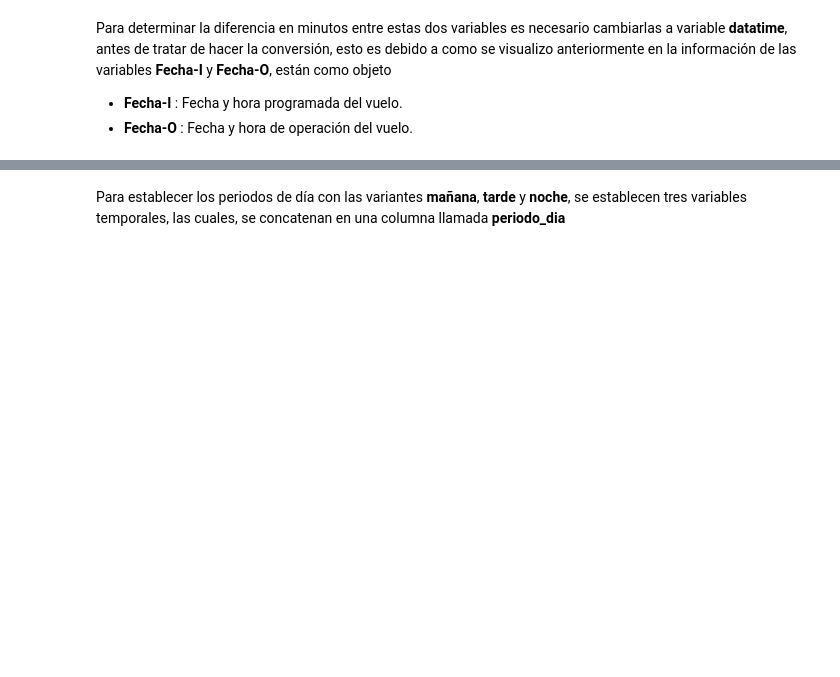
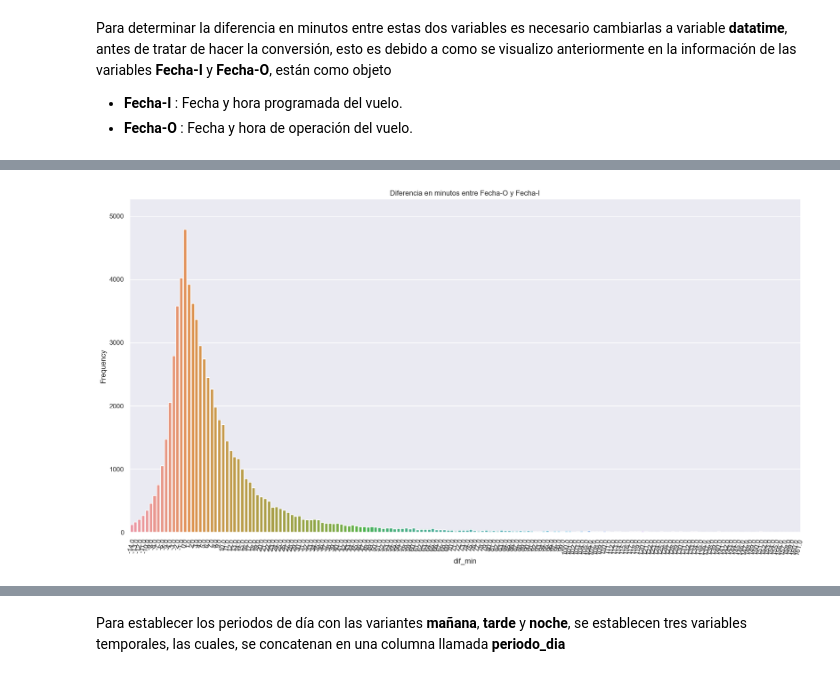
Before and after one commit to OsvaldoMedina/LATAM-Airlines, a Jupyter notebook: solution_OS.ipynb, the cells around one changed output, grey strips where cells are left out. Saved outputs shown, nothing was run; the diff lists cells and outputs as text; code cells hidden in the pictures; blank space fills up the shorter version.

```diff
--- a/solution_OS.ipynb
+++ b/solution_OS.ipynb
@@ -515,5 +554,8 @@ Para relaizar el paso de la variable **temporada_alta**, en el intervalo entre 1
 # %%
-df['temporada_alta'] = np.where((df['Fecha-I'] >= '2017-12-15') & (df['Fecha-I'] <= '2017-12-31') |
-                                (df['Fecha-I'] >= '2017-01-01') & (df['Fecha-I'] <= '2017-03-03') |
-                                (df['Fecha-I'] >= '2017-07-15') & (df['Fecha-I'] <= '2017-07-31') |
-                                (df['Fecha-I'] >= '2017-09-11') & (df['Fecha-I'] <= '2017-09-30') , 1, 0)
+df['temporada_alta'] = np.where((df['fecha_i'] >= '2017-12-15') & (df['fecha_i'] <= '2017-12-31') |
+                                (df['fecha_i'] >= '2017-01-01') & (df['fecha_i'] <= '2017-03-03') |
+                                (df['fecha_i'] >= '2017-07-15') & (df['fecha_i'] <= '2017-07-31') |
+                                (df['fecha_i'] >= '2017-09-11') & (df['fecha_i'] <= '2017-09-30') , 1, 0)
+pc_1 = pd.DataFrame(df.temporada_alta.value_counts(normalize=True))
+print(pc_1)
+df.head()
@@ -533,6 +589,7 @@ Para determinar la diferencia en minutos entre estas dos variables es necesario
 * **Fecha-I** : Fecha y hora programada del vuelo.
 * **Fecha-O** : Fecha y hora de operación del vuelo.
 # %%
-df['Fecha-I'] = df['Fecha-I'].astype('datetime64[ns]')
-df['Fecha-O'] = df['Fecha-O'].astype('datetime64[ns]')
-df['dif_min'] = (df['Fecha-O'] - df['Fecha-I'])/ pd.Timedelta(minutes=1)
+df['fecha_i'] = df['fecha_i'].astype('datetime64[ns]')
+df['fecha_o'] = df['fecha_o'].astype('datetime64[ns]')
+df['dif_min'] = (df['fecha_o'] - df['fecha_i'])/ pd.Timedelta(minutes=1)
+df.head()
@@ -545,0 +614,19 @@ plt.show()
+# %%
+plt.figure(figsize=(20,10))
+sns.set(font_scale = 1)
+df
+gen_cnt = df['dif_min'].value_counts().sort_values(ascending=False)
+order=gen_cnt.index
+ax = sns.countplot(x='dif_min', data=df)
+plt.xticks(rotation = 75)
+plt.yticks()
+plt.ylabel('Frequency')
+plt.title('Diferencia en minutos entre Fecha-O y Fecha-I')
+
+# annotate
+#ax.bar_label(ax.containers[0], label_type="edge")
+
+# pad the spacing between the number and the edge of the figure
+ax.margins(y=0.1)
+# %% [output]
+[figure, added]
```
Also changed, not shown: parts of 22 cells of this notebook.
